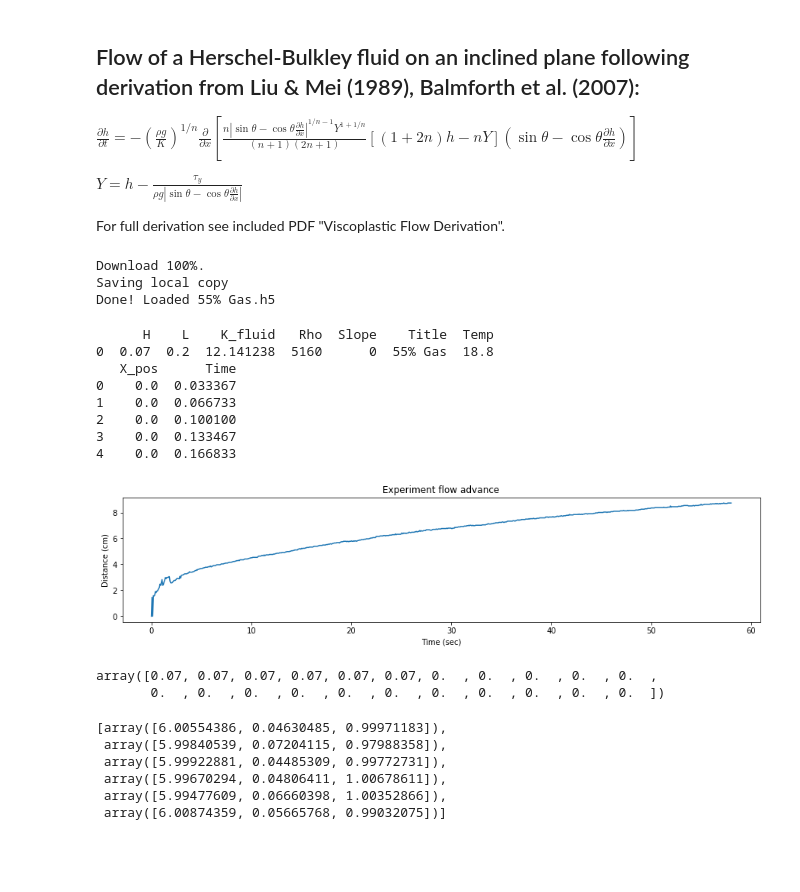
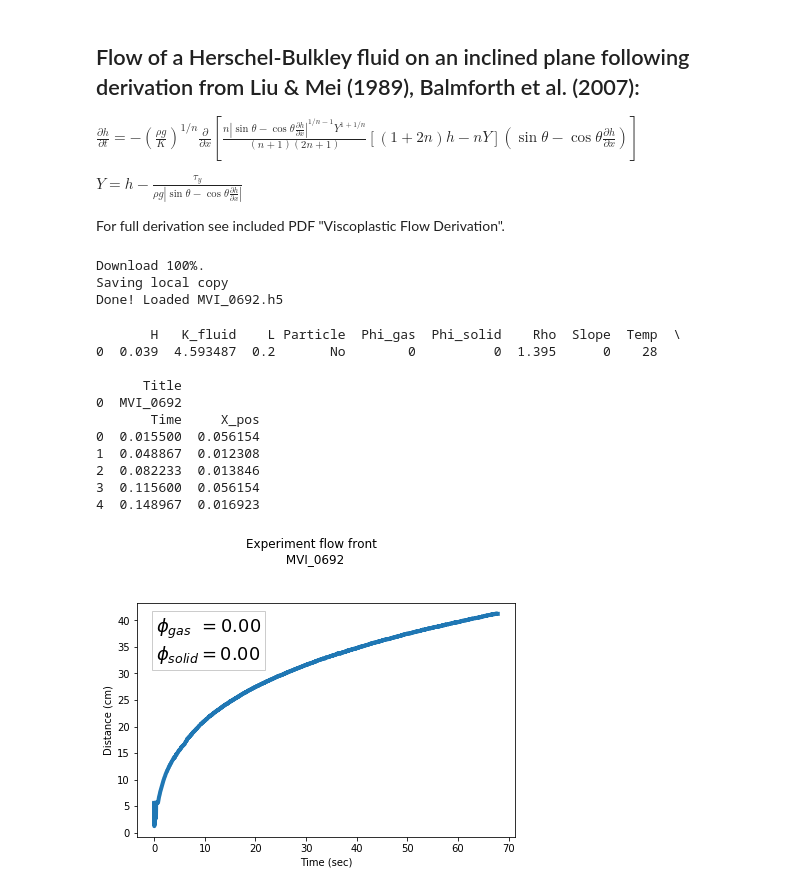
Before and after one commit to JanineBirnbaum18/3-phase-flow, a Jupyter notebook: MCMC from file.ipynb, the cells around one changed output. Drawn from its saved outputs; the diff is of its cells as text; code cells hidden in the pictures; blank space fills up the shorter version.

```diff
--- a/MCMC from file.ipynb
+++ b/MCMC from file.ipynb
@@ -163,7 +84,7 @@ if not creds or not creds.valid:
 service = build('drive', 'v3', credentials=creds)
 
 # Call the Drive v3 API
-results = service.files().list(q = "name contains '55% Gas.h5'", # change just this line to the h5 filename
+results = service.files().list(q = "name contains 'MVI_0692.h5'", # change just this line to the h5 filename
     pageSize=5, fields="nextPageToken, files(id, name)").execute()
 items = results.get('files', [])
 
@@ -189,42 +110,68 @@ print('Done! Loaded ' + filename)
 # %% [output]
 Download 100%.
 Saving local copy
-Done! Loaded 55% Gas.h5
+Done! Loaded MVI_0692.h5
 # %%
 meta = pd.read_hdf(filename, key='meta')
 print(meta)
 H = meta.H[0]
 L = meta.L[0]
 K_fluid = meta.K_fluid[0]
-rho = meta.Rho[0]
+rho = meta.Rho[0]*1000
 theta = meta.Slope[0]
 T = meta.Temp[0]
+phi_gas = meta.Phi_gas[0]
+phi_solid = meta.Phi_solid[0]
+title_str = meta.Title[0]
 
 dat = pd.read_hdf(filename, key='df')
 print(dat.head())
 
-t0 = 1 # Time of dam release [sec]
+t0 = 0 # Time of dam release [sec]
 tloc = int(t0/(dat.Time[1] - dat.Time[0]))
 t_pos = dat.Time.iloc[tloc:] - dat.Time.iloc[tloc]
-t_pos = t_pos*2
-x_pos = dat.X_pos.iloc[tloc:]- dat.X_pos.iloc[tloc]
+x_pos = dat.X_pos.iloc[tloc:]
 
 # plot scaled front advance
-fig,ax = plt.subplots(figsize=(15,3))
+fig,ax = plt.subplots(figsize=(7,5))
 ax.plot(t_pos, x_pos*100)
 ax.set_xlabel('Time (sec)')
 ax.set_ylabel('Distance (cm)')
-ax.set_title('Experiment flow advance');
+
+textstr = '\n'.join((
+    r'$\phi_{gas} \: \: =%.2f$' % (phi_gas, ),
+    r'$\phi_{solid}=%.2f$' % (phi_solid, )))
+
+# these are matplotlib.patch.Patch properties
+props = dict(boxstyle=None, facecolor='w', alpha=0.2)
+
+# place a text box in upper left in axes coords
+ax.text(0.05, 0.95, textstr, transform=ax.transAxes, fontsize=18,
+        verticalalignment='top', bbox=props)
+
+
+fig.subplots_adjust(bottom=0.15, top=0.8, left=0.15)
+fig.suptitle('Experiment flow front \n ' + title_str)
+fig.savefig('Flow_front_' + title_str + '.pdf')
+
+file_metadata = {'name': 'Flow_front_' + title_str + '.pdf', 'parents': ['1zM6oSJugXEWYybwzwO0YVvfAShTHpKbp']}
+media = MediaFileUpload('Flow_front_' + title_str + '.pdf')
+file = service.files().create(body=file_metadata,
+                                    media_body=media).execute()
+media = None
 # %% [output]
-      H    L    K_fluid   Rho  Slope    Title  Temp
-0  0.07  0.2  12.141238  5160      0  55% Gas  18.8
-   X_pos      Time
-0    0.0  0.033367
-1    0.0  0.066733
-2    0.0  0.100100
-3    0.0  0.133467
-4    0.0  0.166833
+       H   K_fluid    L Particle  Phi_gas  Phi_solid    Rho  Slope  Temp  \
+0  0.039  4.593487  0.2       No        0          0  1.395      0    28
+
+      Title
+0  MVI_0692
+       Time     X_pos
+0  0.015500  0.056154
+1  0.048867  0.012308
+2  0.082233  0.013846
+3  0.115600  0.056154
+4  0.148967  0.016923
-[figure, old version]
+[figure, new version]
 # %%
 # Setup model for MCMC
 
@@ -241,10 +191,4 @@ def lnlike(mu, x, y, yerr):
     inv_sigma2 = 1.0/(yerr**2)
     return -0.5*(np.sum((y-model)**2*inv_sigma2 - np.log(2*np.pi*yerr**2)))
-# %%
-x_grid
-h0
-# %% [output]
-array([0.07, 0.07, 0.07, 0.07, 0.07, 0.07, 0.  , 0.  , 0.  , 0.  , 0.  ,
-       0.  , 0.  , 0.  , 0.  , 0.  , 0.  , 0.  , 0.  , 0.  , 0.  , 0.  ])
 # %%
 # Initial guesses for MCMC
@@ -287,14 +231,7 @@ def lnprob(mu, x, y, yerr):
     return lp + lnlike(mu, x, y, yerr)# Create walkers
 # %%
 # Create walkers
-ndim, nwalkers = 3, 6
-mu_pos = [init_pos + [1e-2, 1e-2, 1e-2]*np.random.randn(ndim) for i in range(nwalkers)]
+ndim, nwalkers = 3, 10
+mu_pos = [init_pos + [1e-1, 1e-2, 1e-2]*np.random.randn(ndim) for i in range(nwalkers)]
-# %% [output]
-[array([6.00554386, 0.04630485, 0.99971183]),
- array([5.99840539, 0.07204115, 0.97988358]),
- array([5.99922881, 0.04485309, 0.99772731]),
- array([5.99670294, 0.04806411, 1.00678611]),
- array([5.99477609, 0.06660398, 1.00352866]),
- array([6.00874359, 0.05665768, 0.99032075])]
 # %%
 # Run MCMC
```
Also changed, not shown: parts of 11 cells of this notebook, 6 other files.
